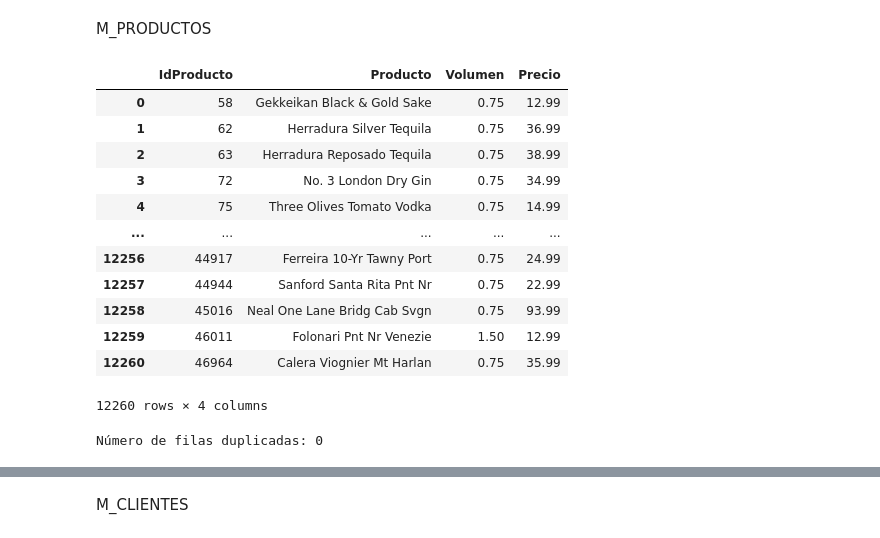
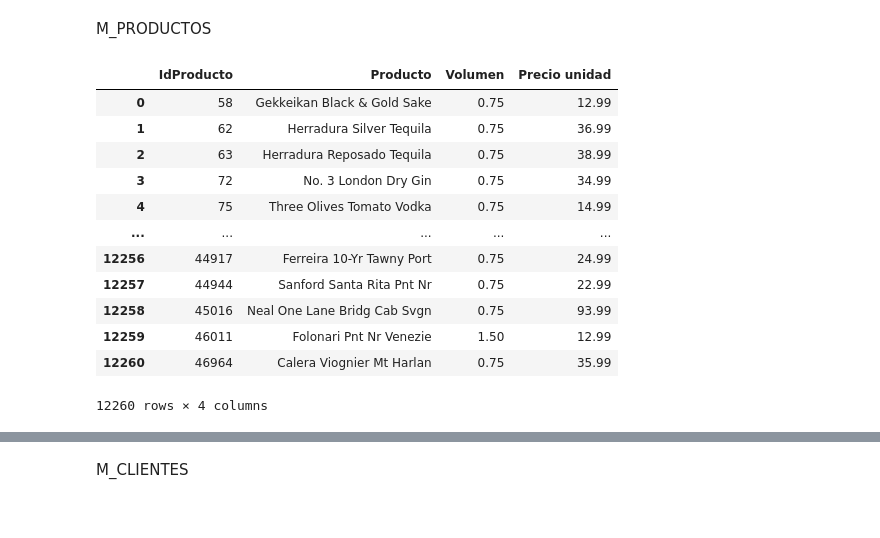
Before and after one commit to isabelunamuno/TFM, a Jupyter notebook: VisualStudio_ETL/Procesamiento.ipynb, the cells around one changed output, grey strips where cells are left out. Saved outputs shown, nothing was run; the diff lists cells and outputs as text; code cells hidden in the pictures.

```diff
--- a/VisualStudio_ETL/Procesamiento.ipynb
+++ b/VisualStudio_ETL/Procesamiento.ipynb
@@ -536,16 +536,18 @@ ventas.head()
 M_PRODUCTOS
 # %%
 # Seleccionar las columnas deseadas
-columnas_interesantes = ['Brand', 'Description','Size','Price']
-M_productos = precio_compras.loc[:, columnas_interesantes]
+M_productos = precio_compras[['Brand', 'Description','Size','Price']]
 
 #Cambiar el nombre de las columnas
-M_productos.columns=['IdProducto', 'Producto','Volumen','Precio']
+M_productos.columns=['IdProducto', 'Producto','Volumen','Precio unidad']
+
+# Mirar si hay duplicados
+M_productos.drop_duplicates(inplace=True)
 
 # Mostrar el nuevo DataFrame
 M_productos
 # %% [output]
-|  | IdProducto | Producto | Volumen | Precio |
+|  | IdProducto | Producto | Volumen | Precio unidad |
 | 0 | 58 | Gekkeikan Black & Gold Sake | 0.75 | 12.99 |
 | 1 | 62 | Herradura Silver Tequila | 0.75 | 36.99 |
 | 2 | 63 | Herradura Reposado Tequila | 0.75 | 38.99 |
@@ -558,9 +560,3 @@ M_productos
 | 12259 | 46011 | Folonari Pnt Nr Venezie | 1.50 | 12.99 |
 | 12260 | 46964 | Calera Viognier Mt Harlan | 0.75 | 35.99 |
 12260 rows × 4 columns
-# %%
-# Encontrar filas duplicadas basadas en dos columnas
-filas_duplicadas = M_productos[M_productos.duplicated(subset=['IdProducto', 'Producto'], keep=False)]
-print("Número de filas duplicadas:", len(filas_duplicadas))
-# %% [output]
-Número de filas duplicadas: 0
```
Also changed, not shown: parts of 22 cells of this notebook, 9 other files.
